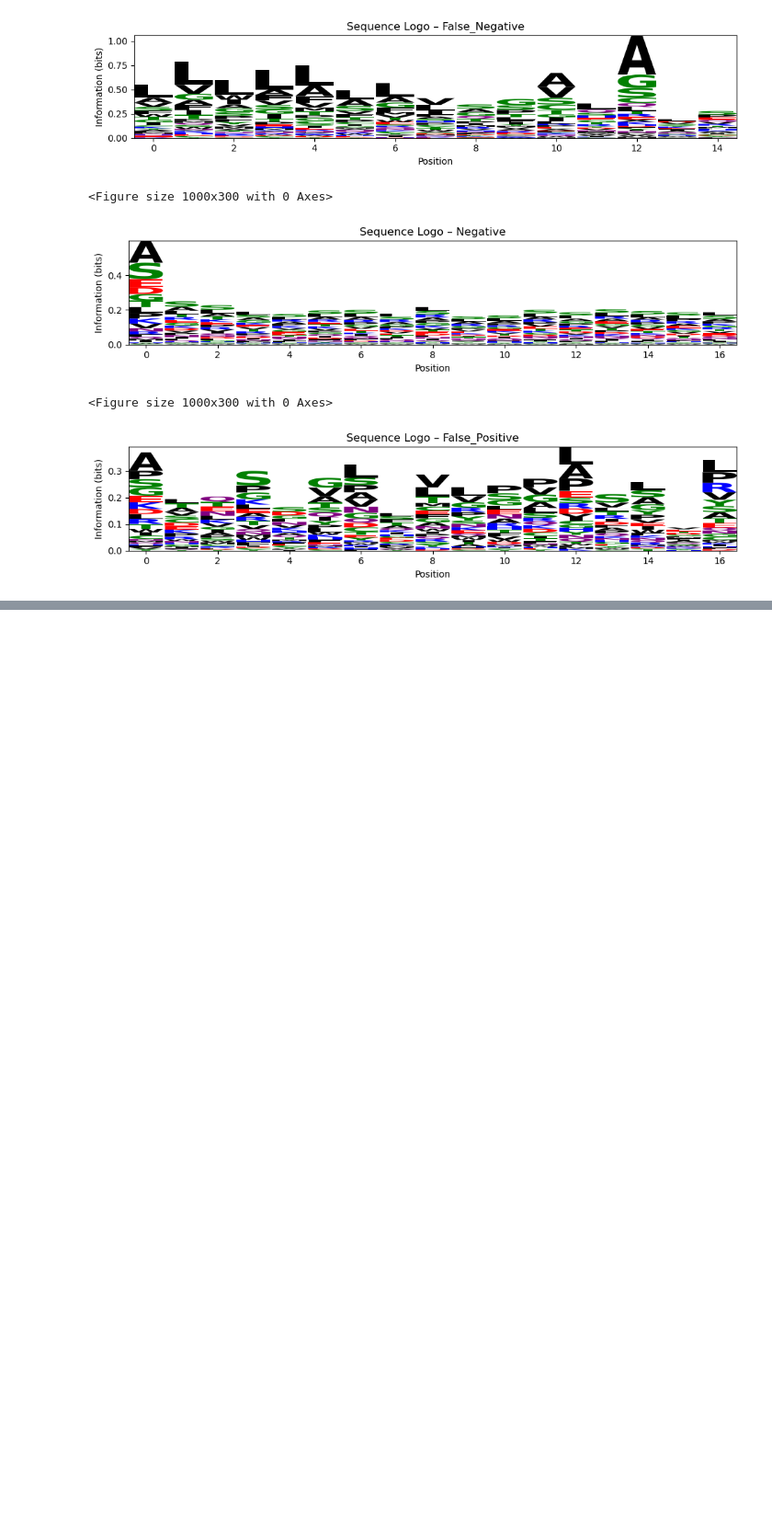
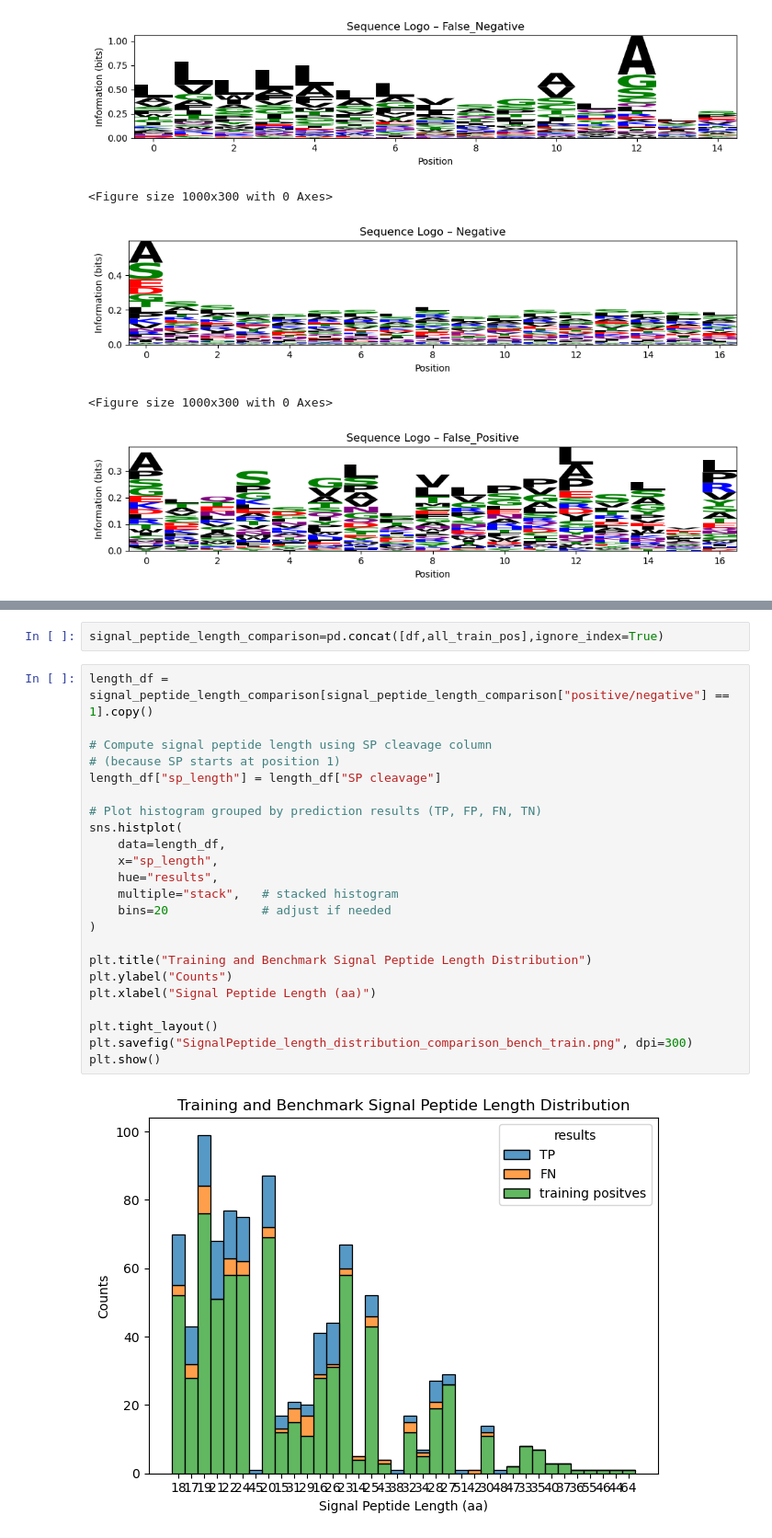
Before and after one commit to Anomalocaris98/LB2_project_group_9, a Jupyter notebook: Analysis of Results/Analysis_benchmark_results.ipynb, the cells around one changed output, grey strips where cells are left out. Shown: that part at 92% size. Drawn from its saved outputs; the diff is of its cells as text; blank space fills up the shorter version.

```diff
--- a/Analysis of Results/Analysis_benchmark_results.ipynb
+++ b/Analysis of Results/Analysis_benchmark_results.ipynb
@@ -287,0 +430,27 @@ plt.show()
+# %%
+signal_peptide_length_comparison=pd.concat([df,all_train_pos],ignore_index=True)
+# %%
+length_df = signal_peptide_length_comparison[signal_peptide_length_comparison["positive/negative"] == 1].copy()
+
+# Compute signal peptide length using SP cleavage column
+# (because SP starts at position 1)
+length_df["sp_length"] = length_df["SP cleavage"]
+
+# Plot histogram grouped by prediction results (TP, FP, FN, TN)
+sns.histplot(
+    data=length_df,
+    x="sp_length",
+    hue="results",
+    multiple="stack",   # stacked histogram
+    bins=20             # adjust if needed
+)
+
+plt.title("Training and Benchmark Signal Peptide Length Distribution")
+plt.ylabel("Counts")
+plt.xlabel("Signal Peptide Length (aa)")
+
+plt.tight_layout()
+plt.savefig("SignalPeptide_length_distribution_comparison_bench_train.png", dpi=300)
+plt.show()
+# %% [output]
+[figure, added]
```
Also changed, not shown: parts of 12 cells of this notebook, 5 other files.
